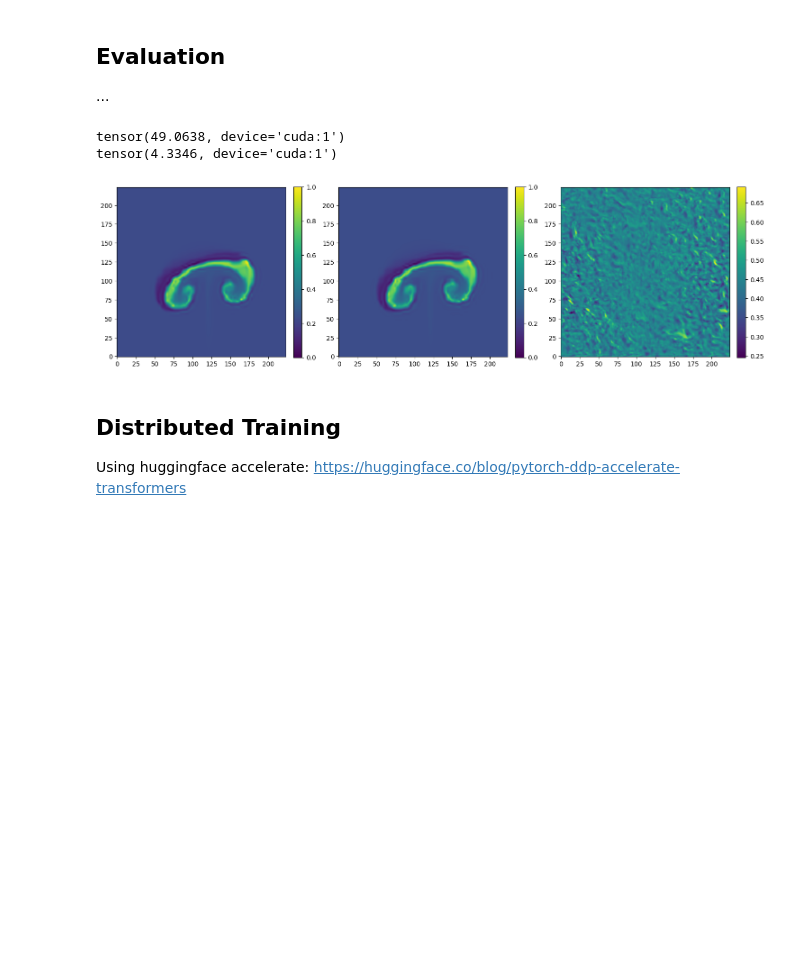
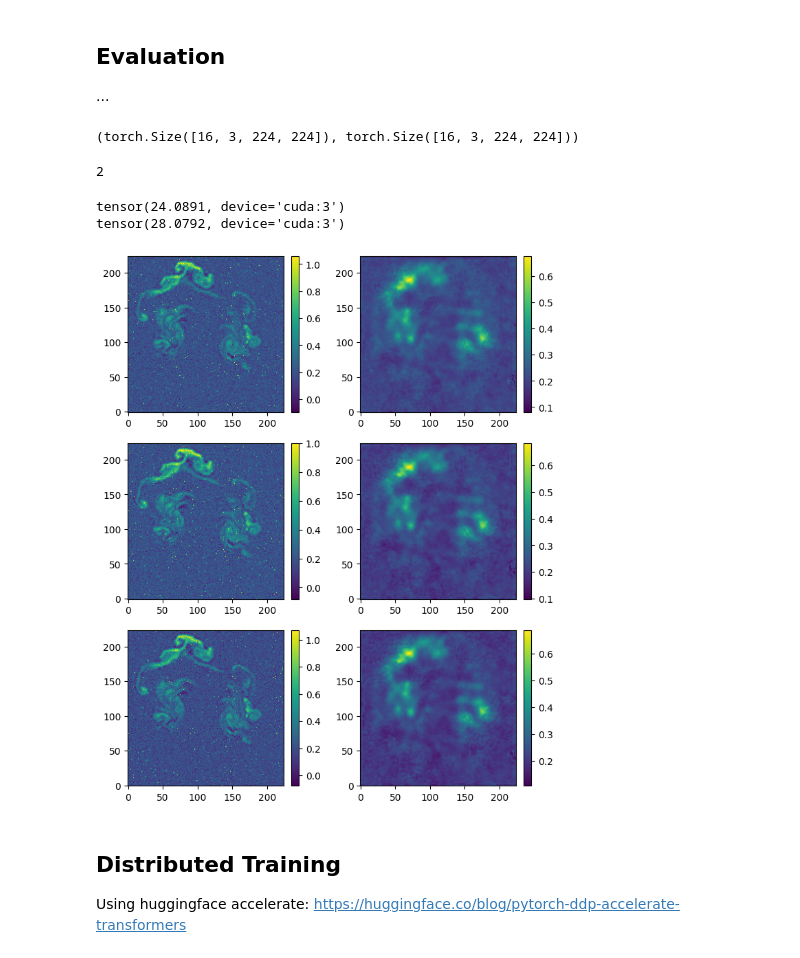
Before and after one commit to djm3622/koopman-vit, a Jupyter notebook: ViT-Koopman.ipynb, the cells around one changed output. Drawn from its saved outputs; the diff is of its cells as text; code cells hidden in the pictures; blank space fills up the shorter version.

```diff
--- a/ViT-Koopman.ipynb
+++ b/ViT-Koopman.ipynb
@@ -111,14 +110,10 @@ model.unfreeze(vit.encoder.layer[-2])
 # %%
-koopmanVit = model.KoopmanViT(vit).to(device)
+vitOperator = model.ViTOperatorFlex(vit, batch_size=Config.batch_size, latent_size=2048).to(device)
 # %% [markdown]
 ## Training
 
 ...
 # %%
 if Config.from_checkpoint is not None:
-    load_params = {
-        'model': koopmanVit,
-        'state_dict_path': Config.from_checkpoint
-    }
-
-    model.load_model_weights(**load_params)
+    state_dict = load_file(Config.from_checkpoint)
+    vitOperator.load_state_dict(state_dict)
@@ -156,32 +153,46 @@ Epoch 1/10, Train Loss: 67.84418230181699, Validation Loss: 56.18515800142656
 
 ...
 # %%
-x, y = next(iter(valid_dl))
+x, y = next(iter(train_dl))
+# %%
+x.shape, y.shape
+# %% [output]
+(torch.Size([16, 3, 224, 224]), torch.Size([16, 3, 224, 224]))
 # %%
-koopmanVit.eval()
+vitOperator.eval()
 with torch.no_grad():
-    out = koopmanVit(x.to(device), y.to(device))
+    out = vitOperator(x.to(device), y.to(device))
+# %%
+len(out)
+# %% [output]
+2
 # %%
-ind = 8
-channel = 2
+ind = 6
+channel = 0
 
-fig, ax = plt.subplots(1, 3, figsize=(18, 8))
+fig, ax = plt.subplots(3, 2, figsize=(8, 10))
 
-a1 = ax[0].imshow(out[0][ind][channel].cpu(), origin='lower')
-a2 = ax[1].imshow(out[1][ind][channel].cpu(), origin='lower')
-a3 = ax[2].imshow(out[2][ind][channel].cpu(), origin='lower')
+a1 = ax[0][0].imshow(out[1][ind][0].cpu(), origin='lower')
+a2 = ax[0][1].imshow(out[0][ind][0].cpu(), origin='lower')
+a3 = ax[1][0].imshow(out[1][ind][1].cpu(), origin='lower')
+a4 = ax[1][1].imshow(out[0][ind][1].cpu(), origin='lower')
+a5 = ax[2][0].imshow(out[1][ind][2].cpu(), origin='lower')
+a6 = ax[2][1].imshow(out[0][ind][2].cpu(), origin='lower')
 
-fig.colorbar(a1, ax=ax[0], orientation='vertical', fraction=0.046, pad=0.04)
-fig.colorbar(a2, ax=ax[1], orientation='vertical', fraction=0.046, pad=0.04)
-fig.colorbar(a3, ax=ax[2], orientation='vertical', fraction=0.046, pad=0.04)
+fig.colorbar(a1, ax=ax[0][0], orientation='vertical', fraction=0.046, pad=0.04)
+fig.colorbar(a2, ax=ax[0][1], orientation='vertical', fraction=0.046, pad=0.04)
+fig.colorbar(a3, ax=ax[1][0], orientation='vertical', fraction=0.046, pad=0.04)
+fig.colorbar(a4, ax=ax[1][1], orientation='vertical', fraction=0.046, pad=0.04)
+fig.colorbar(a5, ax=ax[2][0], orientation='vertical', fraction=0.046, pad=0.04)
+fig.colorbar(a6, ax=ax[2][1], orientation='vertical', fraction=0.046, pad=0.04)
 
-print(torch.linalg.norm(out[1][ind][channel] - out[2][ind][channel]))
+print(torch.linalg.norm(out[0][ind][channel] - out[1][ind][channel]))
 #print(torch.linalg.norm(out[2][ind][channel] - out[2][ind][channel+1]))
-print(torch.linalg.norm(out[2][ind][channel] - out[2][ind+1][channel]))
+print(torch.linalg.norm(out[0][ind][channel] - out[0][ind+1][channel]))
 # %% [output]
-tensor(49.0638, device='cuda:1')
-tensor(4.3346, device='cuda:1')
+tensor(24.0891, device='cuda:3')
+tensor(28.0792, device='cuda:3')
-[figure, old version]
+[figure, new version]
 # %% [markdown]
 ## Distributed Training
 
```
Also changed, not shown: parts of 19 cells of this notebook, 5 other files.
